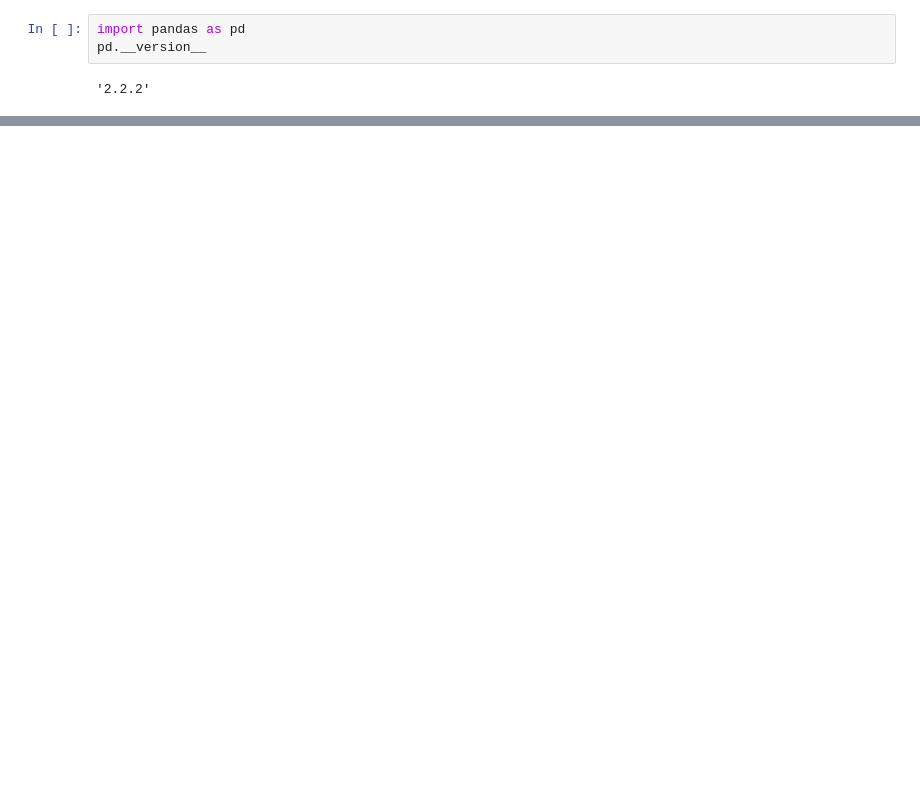
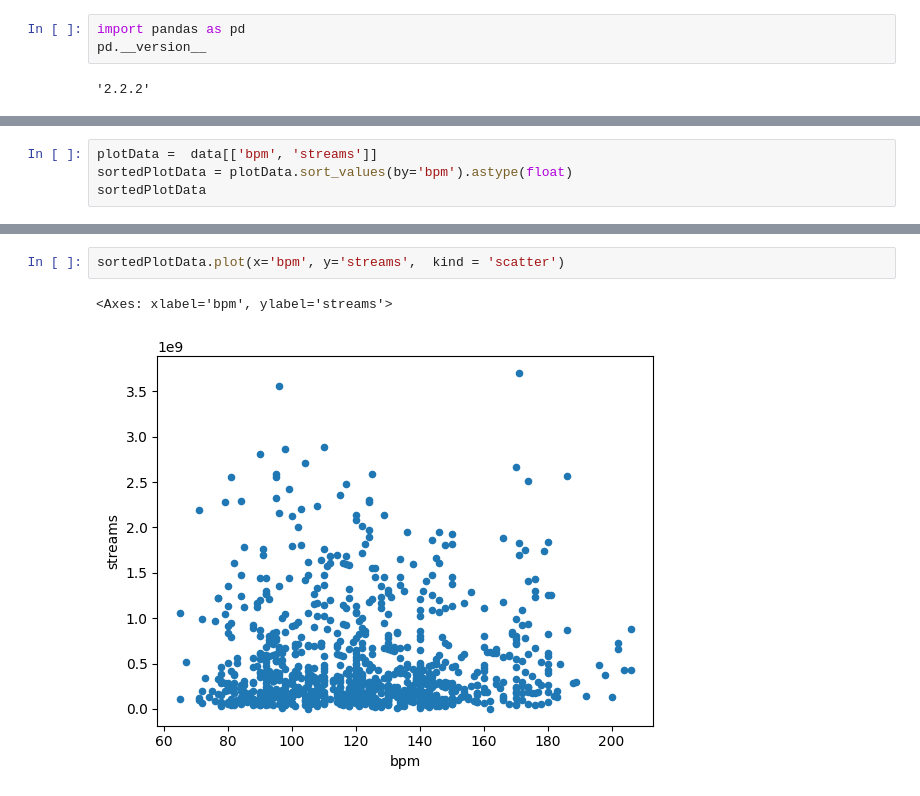
Before and after one commit to Magda98/tf-notebook, a Jupyter notebook: read_data.ipynb, the cells around one changed output, grey strips where cells are left out. Drawn from its saved outputs; the diff is of its cells as text; blank space fills up the shorter version.

```diff
--- a/read_data.ipynb
+++ b/read_data.ipynb
@@ -67,0 +68,4 @@ mean+std:  122.54 ± 28.06
+# %%
+plotData =  data[['bpm', 'streams']]
+sortedPlotData = plotData.sort_values(by='bpm').astype(float)
+sortedPlotData
@@ -67,0 +86,5 @@ mean+std:  122.54 ± 28.06
+# %%
+sortedPlotData.plot(x='bpm', y='streams',  kind = 'scatter')
+# %% [output]
+<Axes: xlabel='bpm', ylabel='streams'>
+[figure, added]
```
Also changed, not shown: parts of 5 cells of this notebook, 3 other files.
